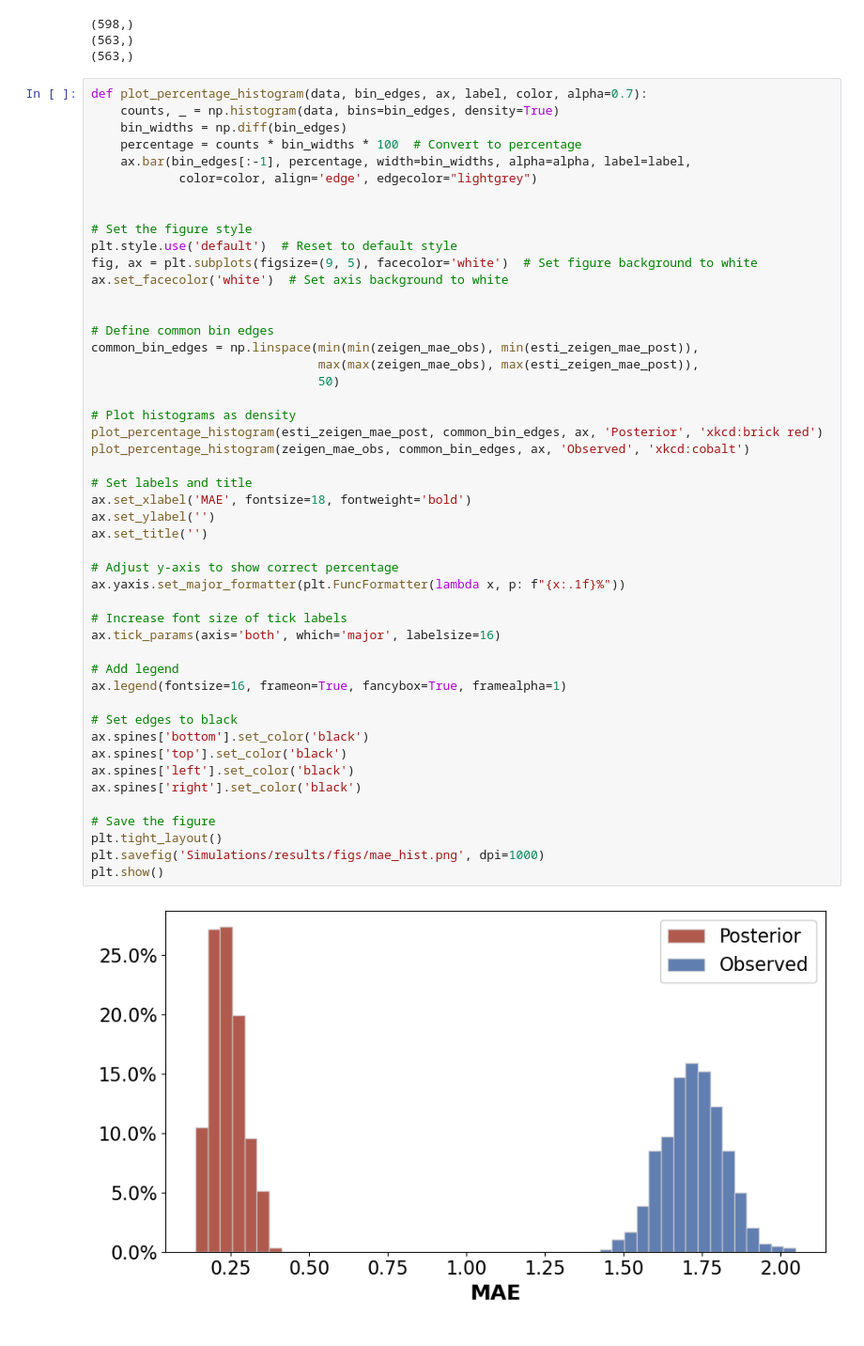
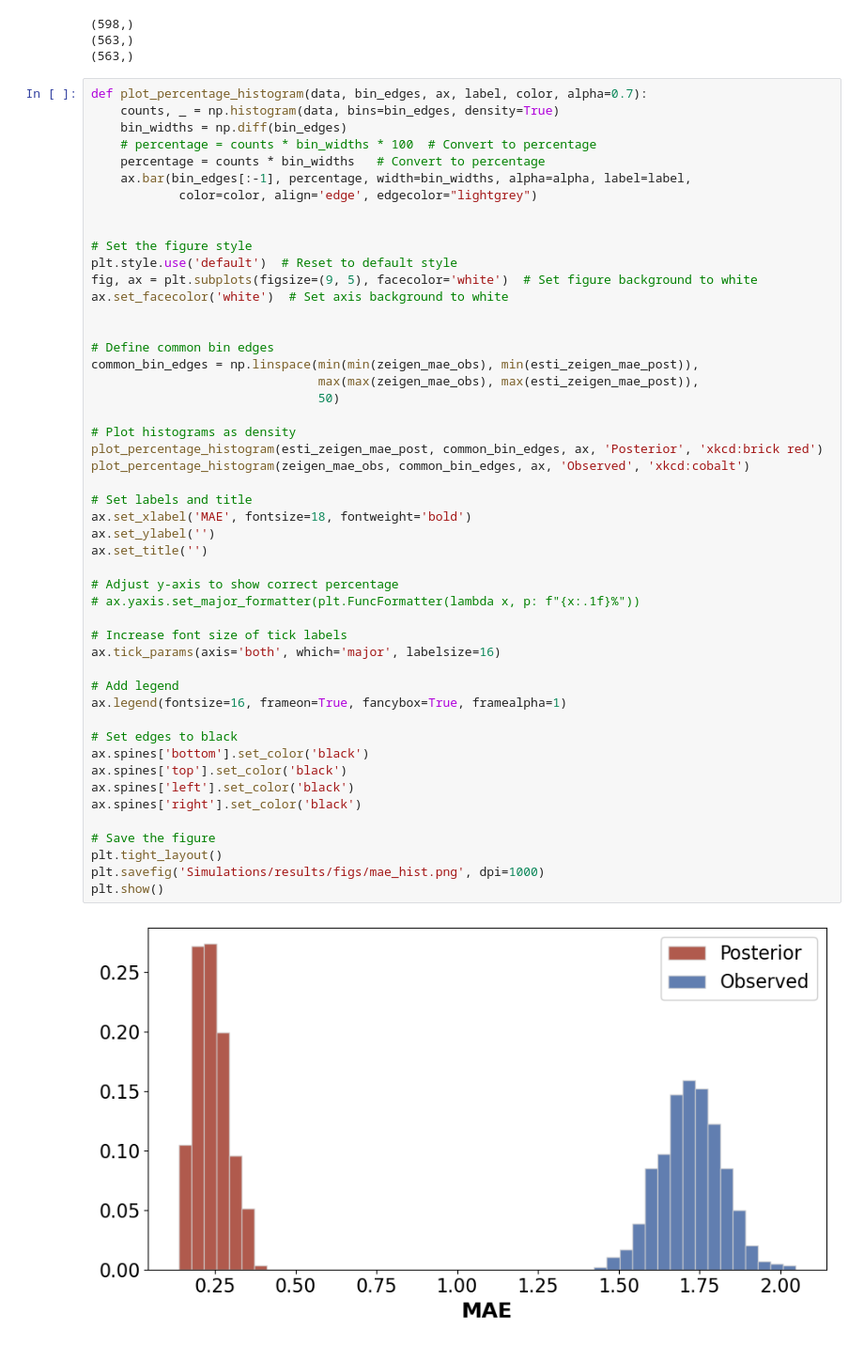
Before and after one commit to barwein/BayesProxyNets, a Jupyter notebook: Simulations/Sim_results_analysis.ipynb, the cells around one changed output. Shown at 94% size. Drawn from its saved outputs; the diff is of its cells as text.

```diff
--- a/Simulations/Sim_results_analysis.ipynb
+++ b/Simulations/Sim_results_analysis.ipynb
@@ -447,7 +449,8 @@ print(zeigen_mae_post.shape)
 def plot_percentage_histogram(data, bin_edges, ax, label, color, alpha=0.7):
     counts, _ = np.histogram(data, bins=bin_edges, density=True)
     bin_widths = np.diff(bin_edges)
-    percentage = counts * bin_widths * 100  # Convert to percentage
+    # percentage = counts * bin_widths * 100  # Convert to percentage
+    percentage = counts * bin_widths   # Convert to percentage
     ax.bar(bin_edges[:-1], percentage, width=bin_widths, alpha=alpha, label=label,
             color=color, align='edge', edgecolor="lightgrey")
 
@@ -464,32 +467,32 @@ common_bin_edges = np.linspace(min(min(zeigen_mae_obs), min(esti_zeigen_mae_post
                                50)
 
 # Plot histograms as density
 plot_percentage_histogram(esti_zeigen_mae_post, common_bin_edges, ax, 'Posterior', 'xkcd:brick red')
 plot_percentage_histogram(zeigen_mae_obs, common_bin_edges, ax, 'Observed', 'xkcd:cobalt')
 
 # Set labels and title
 ax.set_xlabel('MAE', fontsize=18, fontweight='bold')
 ax.set_ylabel('')
 ax.set_title('')
 
 # Adjust y-axis to show correct percentage
-ax.yaxis.set_major_formatter(plt.FuncFormatter(lambda x, p: f"{x:.1f}%"))
+# ax.yaxis.set_major_formatter(plt.FuncFormatter(lambda x, p: f"{x:.1f}%"))
 
 # Increase font size of tick labels
 ax.tick_params(axis='both', which='major', labelsize=16)
 
 # Add legend
 ax.legend(fontsize=16, frameon=True, fancybox=True, framealpha=1)
 
 # Set edges to black
 ax.spines['bottom'].set_color('black')
 ax.spines['top'].set_color('black')
 ax.spines['left'].set_color('black')
 ax.spines['right'].set_color('black')
 
 # Save the figure
 plt.tight_layout()
 plt.savefig('Simulations/results/figs/mae_hist.png', dpi=1000)
 plt.show()
 # %% [output]
-[figure, old version]
+[figure, new version]
```
Also changed, not shown: parts of 9 cells of this notebook, 21 other files.
